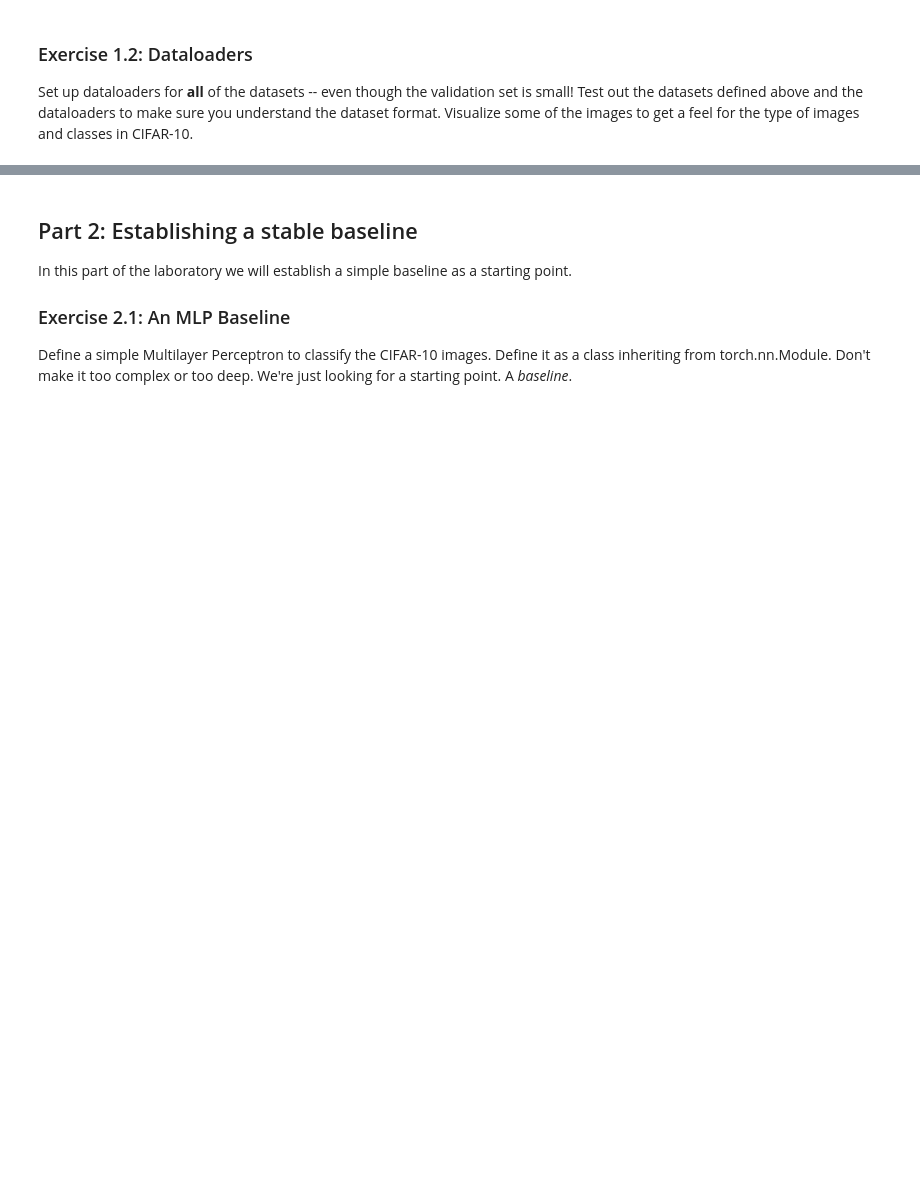
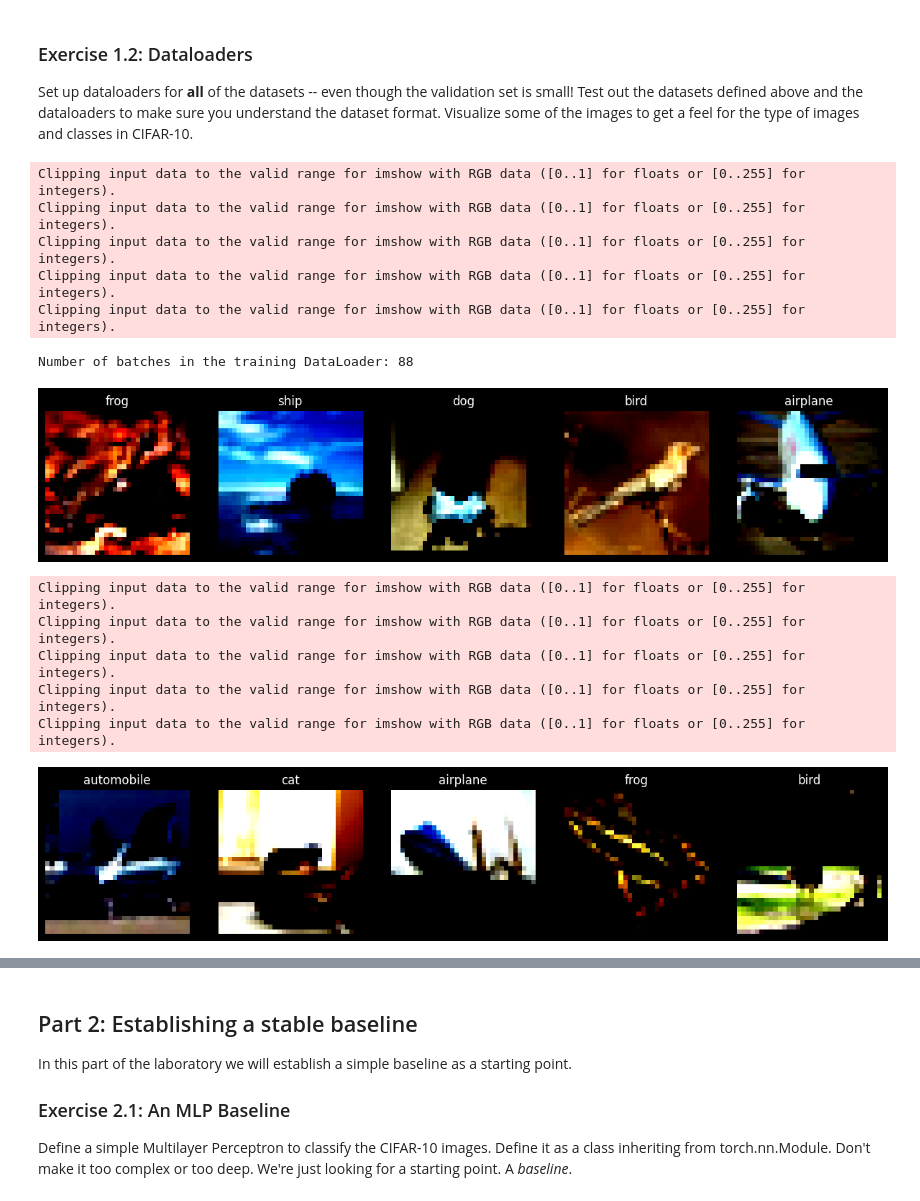
Before and after one commit to Pampaj7/FMLab, a Jupyter notebook: 5FML-Pampaloni-CNNs.ipynb, the cells around one changed output, grey strips where cells are left out. Drawn from its saved outputs; the diff is of its cells as text; code cells hidden in the pictures; blank space fills up the shorter version.

```diff
--- a/5FML-Pampaloni-CNNs.ipynb
+++ b/5FML-Pampaloni-CNNs.ipynb
@@ -49,7 +129,78 @@ val_size = 2000
 ### Exercise 1.2: Dataloaders
 Set up dataloaders for **all** of the datasets -- even though the validation set is small! Test out the datasets defined above and the dataloaders to make sure you understand the dataset format. Visualize some of the images to get a feel for the type of images and classes in CIFAR-10.
 # %%
-# Setup dataloaders for all three datasets. Use the largest batch size possible.
-batch_size = 256
+from torch.utils.data import Subset, DataLoader
+import numpy as np
 
-# Your code here.
+# Define the sizes for the training and validation subsets.
+train_size = 45000
+val_size = 5000
+
+# Create subsets for training and validation.
+# Use numpy to generate a random permutation of indices for the training dataset.
+I = np.random.permutation(len(ds_train))
+
+# Create a subset of the training dataset with the specified size.
+ds_train_small = Subset(ds_train, I[:train_size])
+
+# Create a subset of the training dataset for validation with the specified size.
+ds_val = Subset(ds_train, I[train_size:train_size + val_size])
+
+# Setup DataLoaders for all three datasets. Use the largest batch size possible.
+batch_size = 512
+
+# Create a DataLoader for the training subset.
+# Shuffle the data during training by setting shuffle=True.
+# Use multiple workers for faster data loading.
+dl_train = DataLoader(ds_train_small, batch_size=batch_size, shuffle=True)
+
+# Create a DataLoader for the validation subset.
+# No need to shuffle the validation data.
+# Use multiple workers for faster data loading.
+dl_val = DataLoader(ds_val, batch_size=batch_size)
+
+# Create a DataLoader for the testing dataset.
+# No need to shuffle the test data.
+# Use multiple workers for faster data loading.
+dl_test = DataLoader(ds_test, batch_size=batch_size)
+
+# Print the number of batches in the training DataLoader.
+print(f'Number of batches in the training DataLoader: {len(dl_train)}')
+
+
+def visualize_images(dataset, num_images=5):
+    """
+    Visualize random images from a dataset.
+
+    Args:
+    - dataset: The dataset to visualize images from.
+    - num_images: The number of images to display.
+    """
+    random_indices = random.sample(range(len(dataset)), num_images)
+    plt.figure(figsize=(15, 5))
+
+    for i, idx in enumerate(random_indices, 1):
+        plt.subplot(1, num_images, i)
+        plt.title(dataset.classes[dataset[idx][1]])
+        image = dataset[idx][0].numpy().transpose((1, 2, 0))
+        plt.imshow(image)
+        plt.axis('off')
+
+    plt.show()
+
+visualize_images(ds_train)
+visualize_images(ds_test)
+# %% [output]
+Clipping input data to the valid range for imshow with RGB data ([0..1] for floats or [0..255] for integers).
+Clipping input data to the valid range for imshow with RGB data ([0..1] for floats or [0..255] for integers).
+Clipping input data to the valid range for imshow with RGB data ([0..1] for floats or [0..255] for integers).
+Clipping input data to the valid range for imshow with RGB data ([0..1] for floats or [0..255] for integers).
+Clipping input data to the valid range for imshow with RGB data ([0..1] for floats or [0..255] for integers).
+Number of batches in the training DataLoader: 88
+[figure, added]
+Clipping input data to the valid range for imshow with RGB data ([0..1] for floats or [0..255] for integers).
+Clipping input data to the valid range for imshow with RGB data ([0..1] for floats or [0..255] for integers).
+Clipping input data to the valid range for imshow with RGB data ([0..1] for floats or [0..255] for integers).
+Clipping input data to the valid range for imshow with RGB data ([0..1] for floats or [0..255] for integers).
+Clipping input data to the valid range for imshow with RGB data ([0..1] for floats or [0..255] for integers).
+[figure, added]
```
Also changed, not shown: parts of 17 cells of this notebook, 1 other file.
